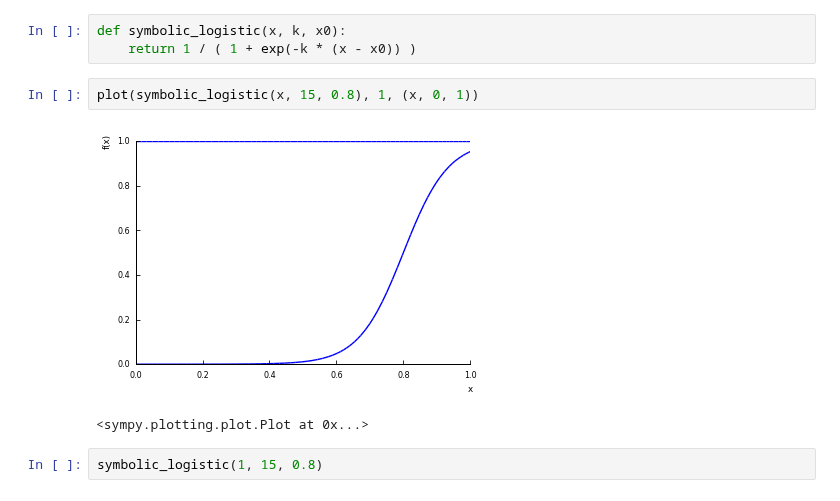
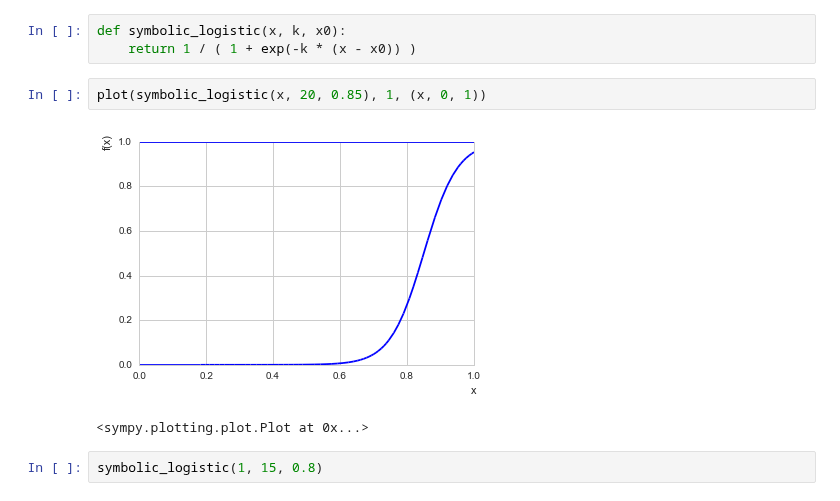
Before and after one commit to ccordoba12/diffusion-of-innovations-model, a Jupyter notebook: Diffusion/Diffusion_of_innovations_with_reflexivity.ipynb, the cells around one changed output. Drawn from its saved outputs; the diff is of its cells as text.

Commit message:
Update Sympy plot

```diff
--- a/Diffusion/Diffusion_of_innovations_with_reflexivity.ipynb
+++ b/Diffusion/Diffusion_of_innovations_with_reflexivity.ipynb
@@ -542,9 +542,9 @@ x = symbols('x')
 def symbolic_logistic(x, k, x0):
     return 1 / ( 1 + exp(-k * (x - x0)) )
 # %%
-plot(symbolic_logistic(x, 15, 0.8), 1, (x, 0, 1))
+plot(symbolic_logistic(x, 20, 0.85), 1, (x, 0, 1))
 # %% [output]
-[figure, old version]
+[figure, new version]
 <sympy.plotting.plot.Plot at 0x...>
 # %%
 symbolic_logistic(1, 15, 0.8)
```
